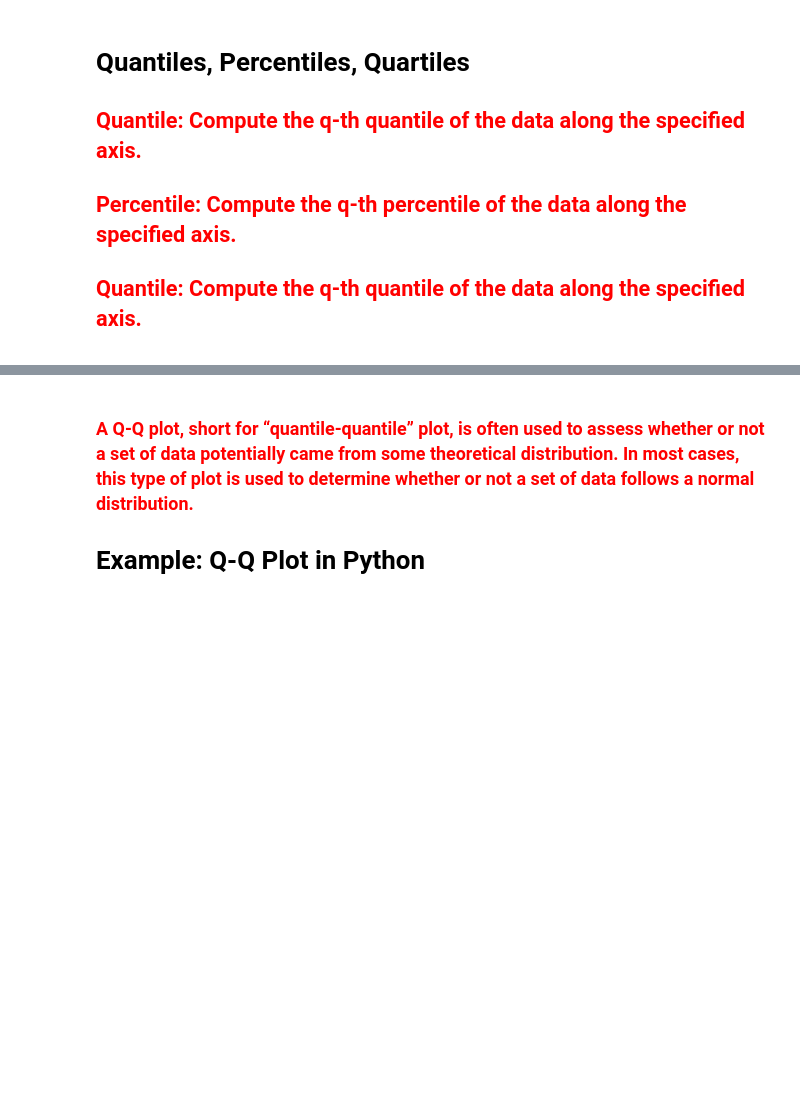
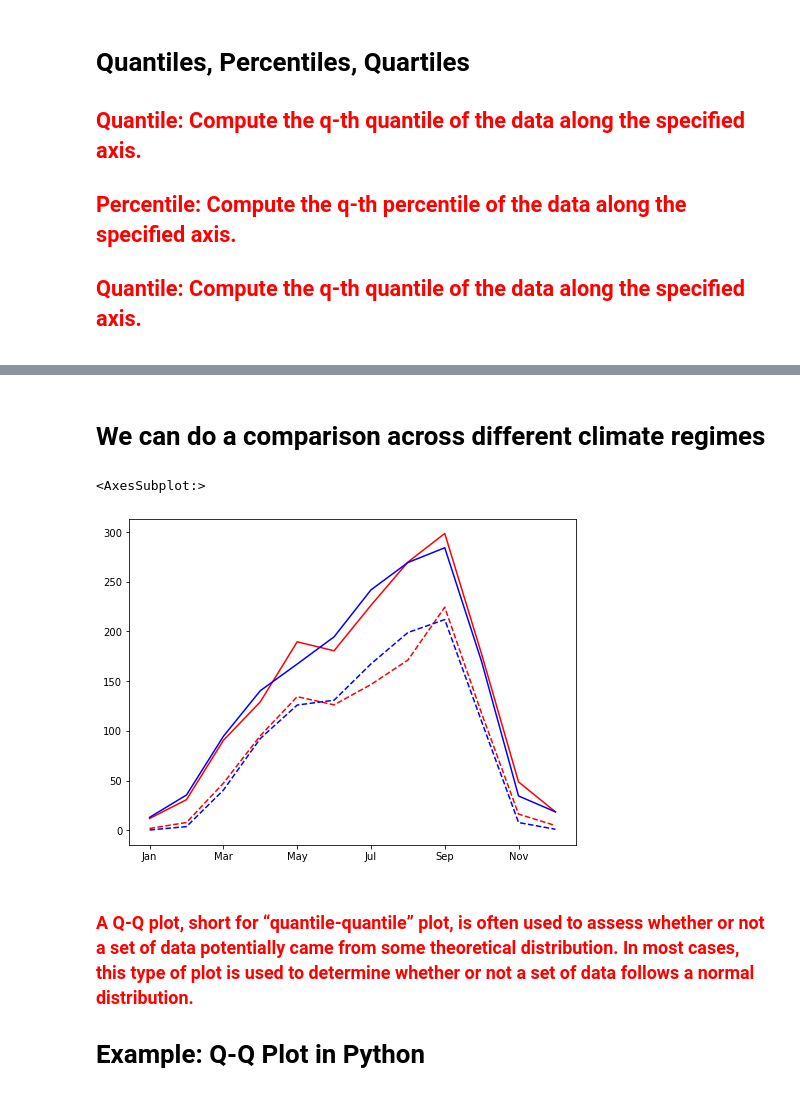
Before and after one commit to jeffjay88/WASCAL_SCourse_Statistics_2022, a Jupyter notebook: SCourse_Data_Statistics.ipynb, the cells around one changed output, grey strips where cells are left out. Saved outputs shown, nothing was run; the diff lists cells and outputs as text; code cells hidden in the pictures; blank space fills up the shorter version.

```diff
--- a/SCourse_Data_Statistics.ipynb
+++ b/SCourse_Data_Statistics.ipynb
@@ -379,3 +560,18 @@ ax.set_ylim(0,320)
+# %% [markdown]
+# We can do a comparison across different climate regimes
+# %%
+fig, axes = plt.subplots(figsize=(8,6))
+
+ax = axes
+df_RR['1901':'1960'].apply(np.nanquantile, q=.95).plot(ax = ax, color='r')
+df_RR['1961':].apply(np.nanquantile, q=.95).plot(ax = ax, color='b')
+
+
+df_RR['1901':'1960'].apply(np.nanquantile, q=.5).plot(ax = ax, color='r', linestyle='dashed')
+df_RR['1961':].apply(np.nanquantile, q=.5).plot(ax = ax, color='b', linestyle='dashed')
+# %% [output]
+<AxesSubplot:>
+[figure, added]
 # %% [markdown]
 <font color='red'><h3>A Q-Q plot, short for “quantile-quantile” plot, is often used to assess whether or not a set of data potentially came from some theoretical distribution. In most cases, this type of plot is used to determine whether or not a set of data follows a normal distribution. </h3></font>
 
```
Also changed, not shown: parts of 89 cells of this notebook.
